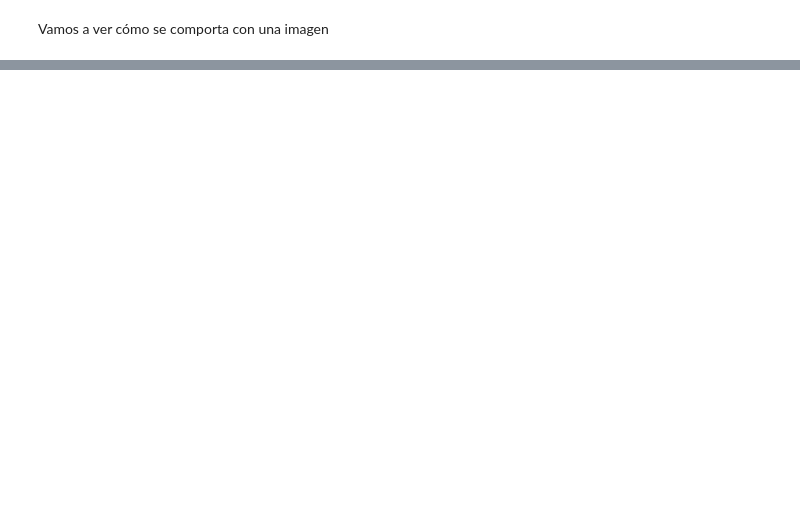
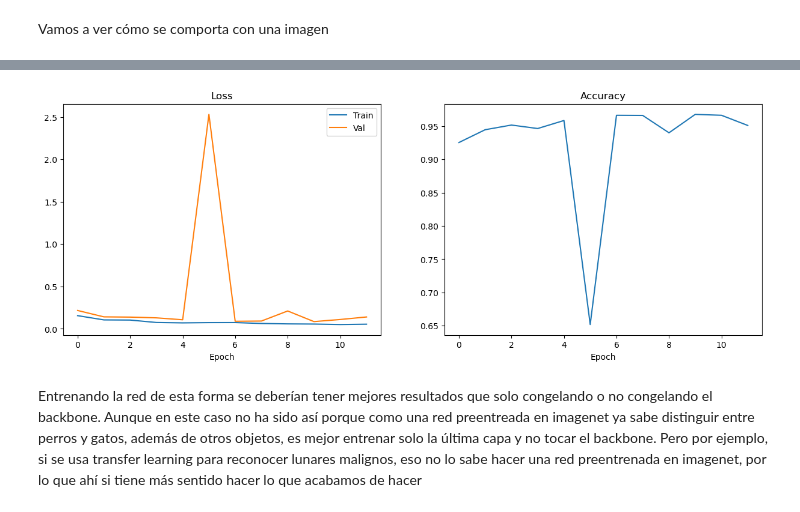
Before and after one commit to maximofn/Curso_Pytorch, a Jupyter notebook: 04 Redes convolucionales/16 Backbone congelada y descongelada.ipynb, the cells around one changed output, grey strips where cells are left out. Drawn from its saved outputs; the diff is of its cells as text; code cells hidden in the pictures; blank space fills up the shorter version.

Commit message:
Termino el notebook de backbone congelado y descongelado

```diff
--- a/04 Redes convolucionales/16 Backbone congelada y descongelada.ipynb
+++ b/04 Redes convolucionales/16 Backbone congelada y descongelada.ipynb
@@ -551,0 +577,17 @@ Clipping input data to the valid range for imshow with RGB data ([0..1] for floa
+# %%
+LR = 1e-3
+loss_fn = torch.nn.CrossEntropyLoss()
+optimizer = torch.optim.Adam(model.parameters(), lr=LR, weight_decay=1e-5)
+# %%
+epochs = 5
+losses_train_freeze = []
+losses_val_freeze = []
+accuracies_val_freeze = []
+for t in range(epochs):
+    print(f"Epoch {t+1}\n-------------------------------")
+    mean_loss =  train_loop(dataloader['train'], model, loss_fn, optimizer, device)
+    losses_train_freeze.append(mean_loss)
+    mean_loss, accuracy = val_loop(dataloader['val'], model, loss_fn, device)
+    losses_val_freeze.append(mean_loss)
+    accuracies_val_freeze.append(accuracy)
+print("Done!")
@@ -551,0 +652,17 @@ Clipping input data to the valid range for imshow with RGB data ([0..1] for floa
+# %%
+LR = 1e-3
+loss_fn = torch.nn.CrossEntropyLoss()
+optimizer = torch.optim.Adam(model.parameters(), lr=LR, weight_decay=1e-5)
+# %%
+epochs = 12
+losses_train = []
+losses_val = []
+accuracies_val = []
+for t in range(epochs):
+    print(f"Epoch {t+1}\n-------------------------------")
+    mean_loss =  train_loop(dataloader['train'], model, loss_fn, optimizer, device)
+    losses_train.append(mean_loss)
+    mean_loss, accuracy = val_loop(dataloader['val'], model, loss_fn, device)
+    losses_val.append(mean_loss)
+    accuracies_val.append(accuracy)
+print("Done!")
@@ -551,0 +696,15 @@ Clipping input data to the valid range for imshow with RGB data ([0..1] for floa
+# %%
+fig, ax = plt.subplots(1, 2, figsize=(15, 5))
+ax[0].plot(losses_train, label='Train')
+ax[0].plot(losses_val, label='Val')
+ax[0].set_xlabel('Epoch')
+ax[0].set_title('Loss')
+ax[0].legend()
+ax[1].plot(accuracies_val)
+ax[1].set_xlabel('Epoch')
+ax[1].set_title('Accuracy')
+plt.show()
+# %% [output]
+[figure, added]
+# %% [markdown]
+Entrenando la red de esta forma se deberían tener mejores resultados que solo congelando o no congelando el backbone. Aunque en este caso no ha sido así porque como una red preentreada en imagenet ya sabe distinguir entre perros y gatos, además de otros objetos, es mejor entrenar solo la última capa y no tocar el backbone. Pero por ejemplo, si se usa transfer learning para reconocer lunares malignos, eso no lo sabe hacer una red preentrenada en imagenet, por lo que ahí si tiene más sentido hacer lo que acabamos de hacer
```
Also changed, not shown: parts of 42 cells of this notebook.
